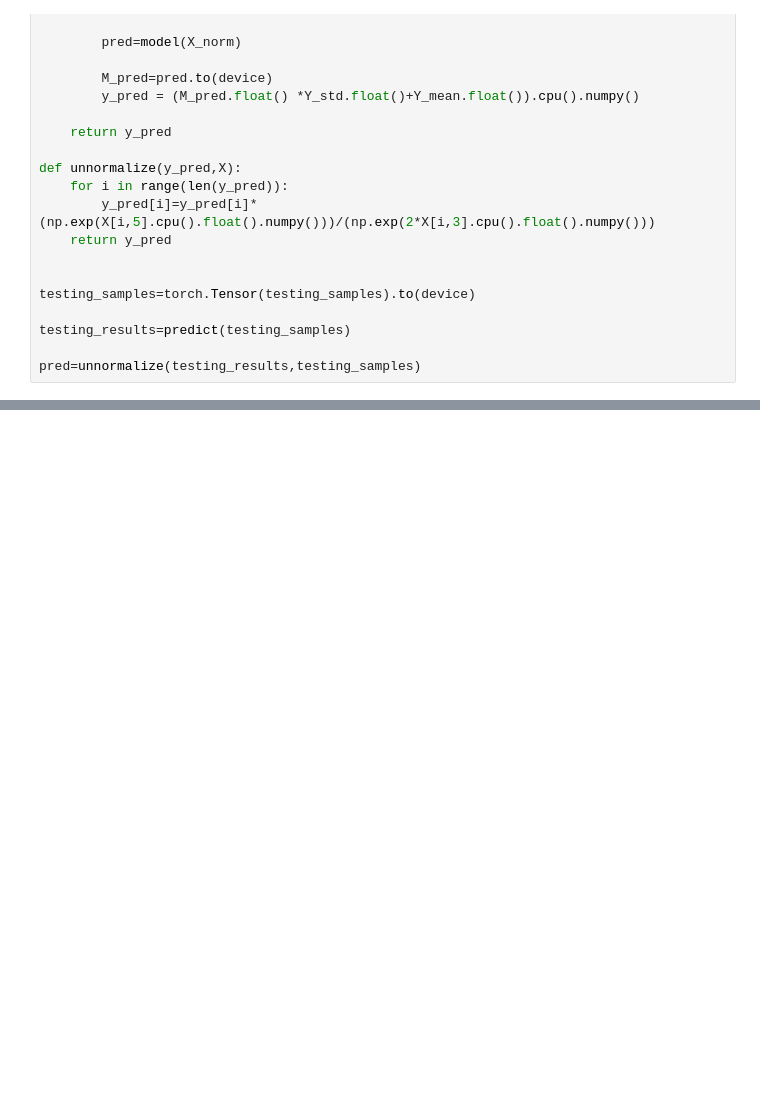
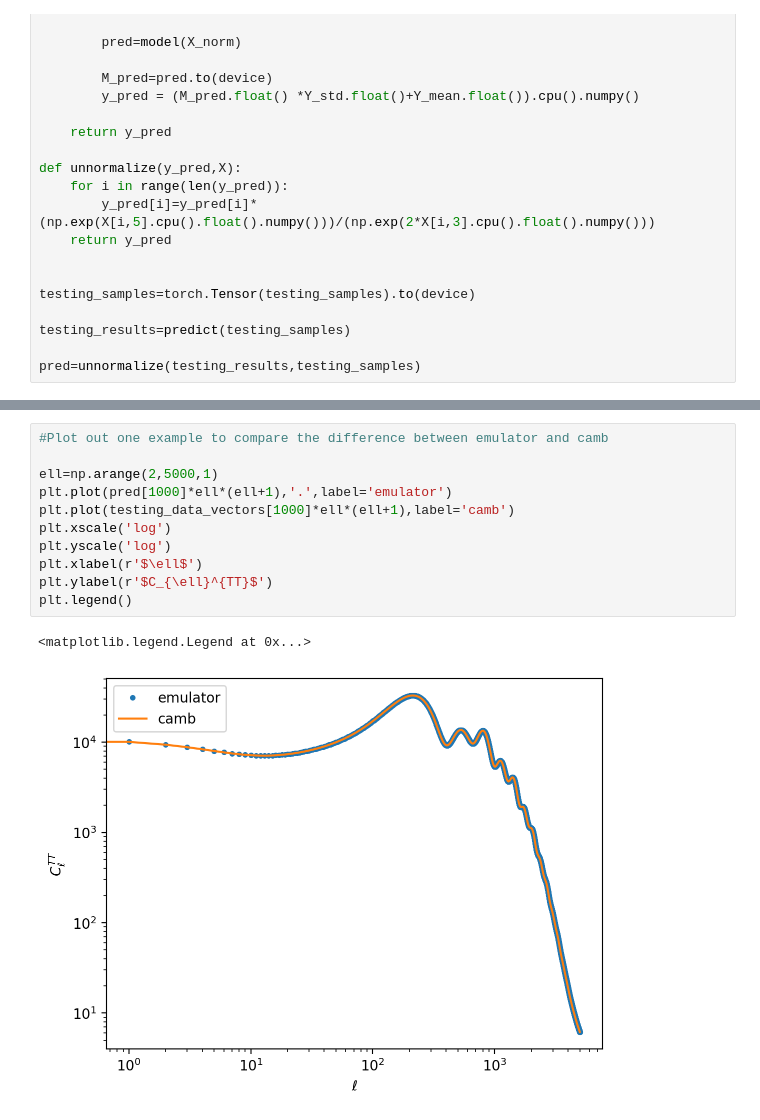
Before and after one commit to JerreYjz/cocoayz, a Jupyter notebook: Cocoa/training script/CMB-emulator-TRF-testing-tutorial.ipynb, the cells around one changed output, grey strips where cells are left out. Cells and saved outputs as stored; diff of their text form; blank space fills up the shorter version.

```diff
--- a/Cocoa/training script/CMB-emulator-TRF-testing-tutorial.ipynb
+++ b/Cocoa/training script/CMB-emulator-TRF-testing-tutorial.ipynb
@@ -364,0 +390,14 @@ print(r'$f(\chi^2>0.2)=$',len([1 for i in loss1 if i > 0.2])/len(loss1))
+# %%
+#Plot out one example to compare the difference between emulator and camb
+
+ell=np.arange(2,5000,1)
+plt.plot(pred[1000]*ell*(ell+1),'.',label='emulator')
+plt.plot(testing_data_vectors[1000]*ell*(ell+1),label='camb')
+plt.xscale('log')
+plt.yscale('log')
+plt.xlabel(r'$\ell$')
+plt.ylabel(r'$C_{\ell}^{TT}$')
+plt.legend()
+# %% [output]
+<matplotlib.legend.Legend at 0x...>
+[figure, added]
```
Also changed, not shown: parts of 6 cells of this notebook.
